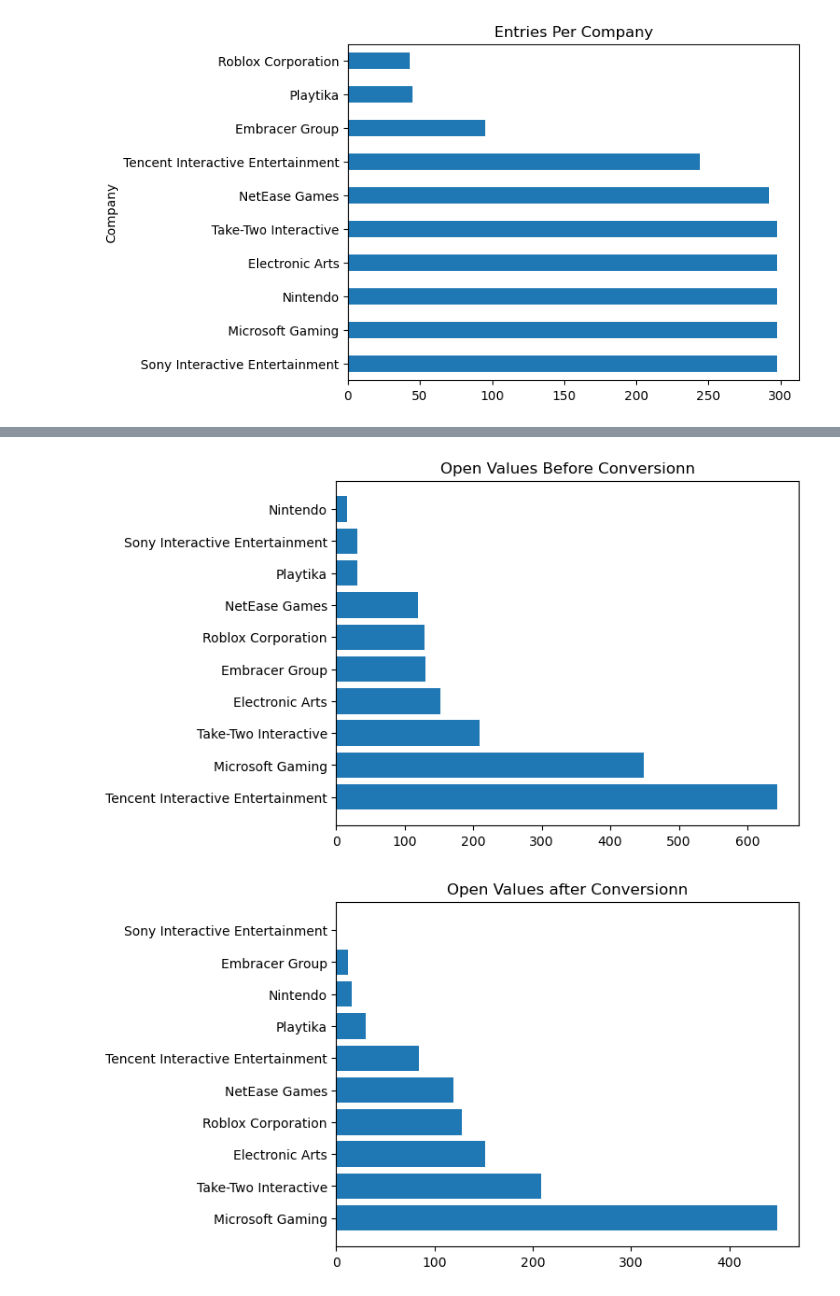
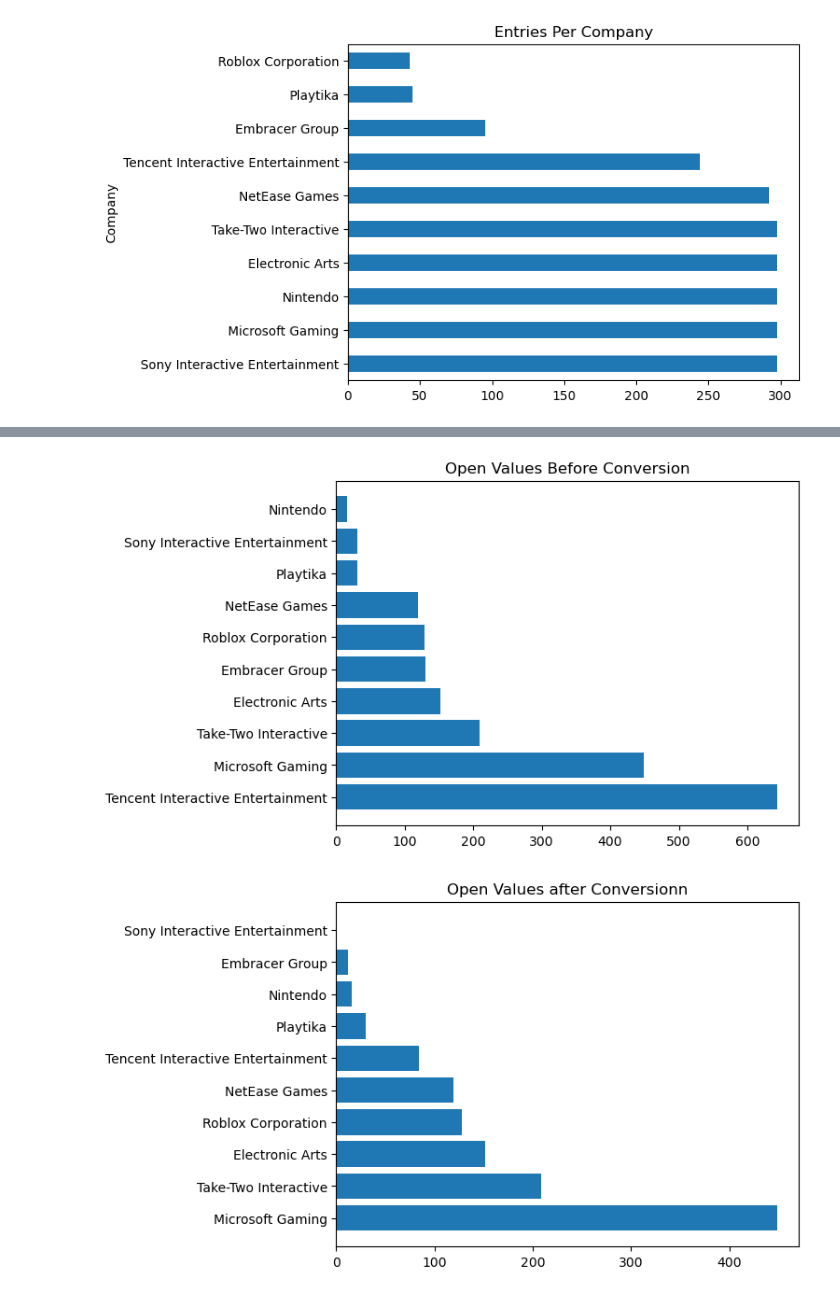
Before and after one commit to Djohnson1313/gaming_company_stocks_analysis, a Jupyter notebook: gaming_stocks_analysis.ipynb, the cells around one changed output, grey strips where cells are left out. Drawn from its saved outputs; the diff is of its cells as text; code cells hidden in the pictures.

Commit message:
plot

```diff
--- a/gaming_stocks_analysis.ipynb
+++ b/gaming_stocks_analysis.ipynb
@@ -190,13 +190,13 @@ df[df['Currency'] == 'JPY'].head()
 # %%
 fig, ax = plt.subplots()
 df_sorted = df.sort_values(by = 'Open', ascending = False)
 x = df_sorted['Company']
 y = df_sorted['Open']
 ax.barh(x, y)
-ax.set_title('Open Values Before Conversionn')
+ax.set_title('Open Values Before Conversion')
 plt.show();
 # %% [output]
-[figure, old version]
+[figure, new version]
 # %%
 fig, ax = plt.subplots()
 df_sorted_1 = df.sort_values(by = 'Open Value in USD', ascending = False)
```
Also changed, not shown: parts of 2 cells of this notebook.
